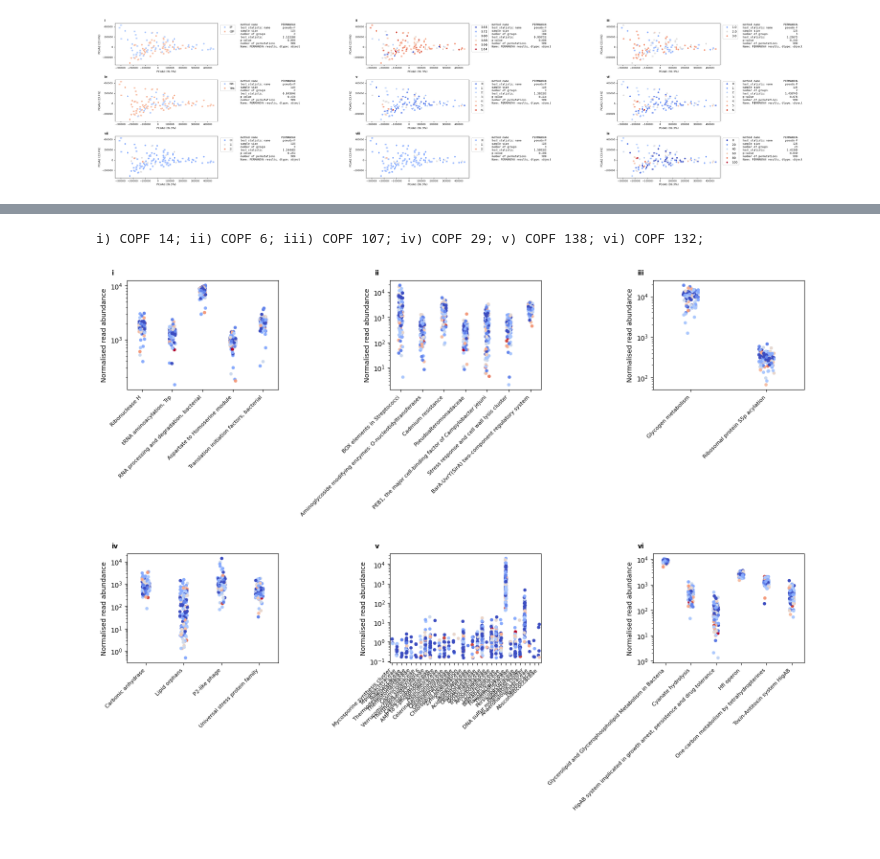
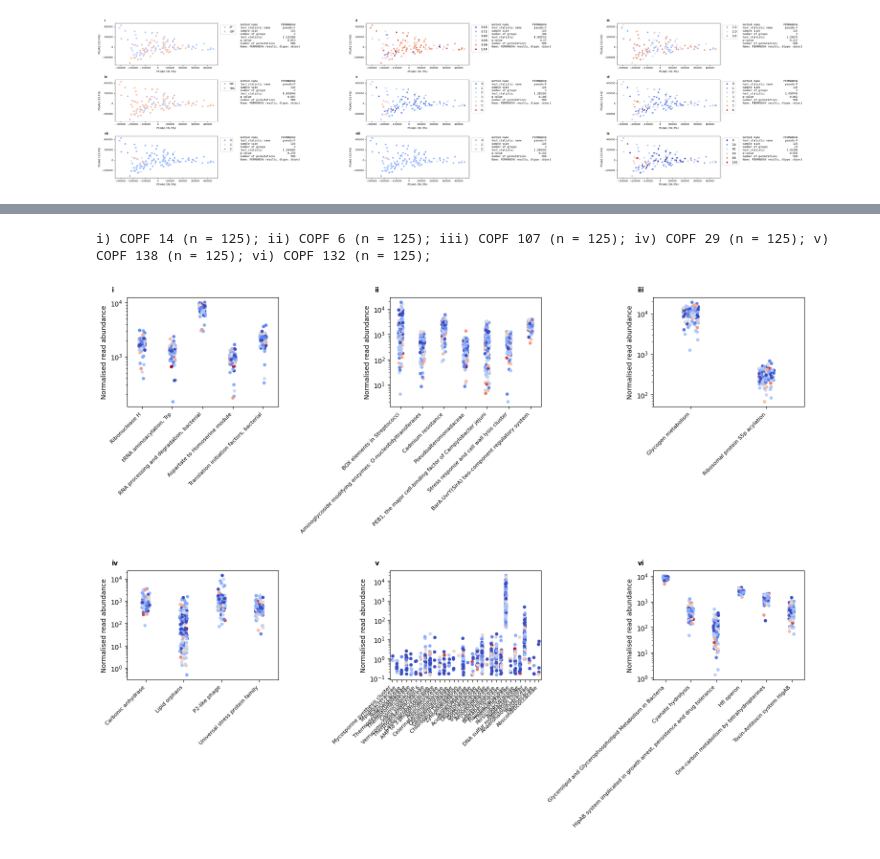
Before and after one commit to linsalrob/CF_Data_Analysis, a Jupyter notebook: Jupyter/HealthPCA.ipynb, the cells around one changed output, grey strips where cells are left out. Cells and saved outputs as stored; diff of their text form; code cells hidden in the pictures.

```diff
--- a/Jupyter/HealthPCA.ipynb
+++ b/Jupyter/HealthPCA.ipynb
@@ -170,11 +210,15 @@ fig, axes = plt.subplots(nrows, ncols, figsize=(12, 12), sharex=True)
 axes[0][0].set_xlim(-1.05, 1.05)
 
 cols_to_plot = ['IP vs OP', 'Antibiotics_YN', 'Antifungals YN', 'Meds YN', 'Steroids YN', 'FEV1_Obstruction_Rank', 'Low FEV1', 'High Medication Score']
+col_names    = ['IP or OP', 'Prescribed Antibiotics', 'Prescribed Antifungals', 'Prescribed Medications', 'Prescribed Steroids', 'FEV1 Obstruction Rank', 'Low FEV1', 'High Medication Score']
+num_ns = []
+
 for i, intcol in enumerate(cols_to_plot):
     row, col = divmod(i, ncols)
     ax = axes[row, col]
 
-    intcol_title = replace_index.sub('', intcol).replace('_', ' ')
+    # intcol_title = replace_index.sub('', intcol).replace('_', ' ')
+    intcol_title = col_names[i]
     grps = sorted(merged_df_clean[intcol].unique())
     if intcol == 'IP vs OP':
         grps = sorted(merged_df_clean[intcol].unique(), reverse=True)
@@ -510,7 +554,7 @@ This figure shows the normalised read abundance for the COPFs associated with he
 # %%
 intcluster = 131
 plt.figure(figsize=(10, 11))
-tdf = df[list(cluster_assignments[cluster_assignments['COPF'] == intcluster].Feature)].join(merged_df_clean[['Medications Score']])
+tdf = df[list(cluster_assignments[cluster_assignments['COPF'] == intcluster].Feature)].join(merged_df_clean[['Medications Score']], how='inner')
 long_df = tdf.melt(id_vars=tdf.columns[19],  # column 20 as hue
                    value_vars=tdf.columns[:19],
                    var_name='Variable', value_name='Value')
@@ -538,46 +582,48 @@ nrows, ncols = 2, 3
 interesting_clusters = [14, 6, 107, 29, 138, 132]
 fig, axes = plt.subplots(nrows, ncols, figsize=(15, 12))
 
+num_ns = []
 for i, intcluster in enumerate(interesting_clusters):
     row, col = divmod(i, ncols)
     ax = axes[row, col]
 
-    tdf = df[list(cluster_assignments[cluster_assignments['COPF'] == intcluster].Feature)].join(merged_df_clean[['Medications Score']])
+    tdf = df[list(cluster_assignments[cluster_assignments['COPF'] == intcluster].Feature)].join(merged_df_clean[['Medications Score']], how='inner')
+    num_ns.append(tdf.shape[0])
     long_df = tdf.melt(id_vars=tdf.columns[-1],  # column 20 as hue
                        value_vars=tdf.columns[:-1],
                        var_name='Variable', value_name='Value')
 
     # Plot
     sns.stripplot(data=long_df, x='Variable', y='Value', hue=tdf.columns[-1], jitter=True, palette=cpalette, ax=ax)
     ax.set_yscale('log')
     ax.set_ylabel('Normalised read abundance')
     ax.set_xlabel(" ")
     ax.legend().remove()
     #plt.xticks(rotation=45, ha='right')
     #ax.set_ticks(ax.get_ticks())
     #labels = [label.get_text()[:30] for label in ax.get_xticklabels()]
     #ax.set_xticklabels(labels, rotation=45, fontsize=8, ha='right')
     ticks = ax.get_xticks()
     labels = [label.get_text() for label in ax.get_xticklabels()]
     # Explicitly fix the tick positions first
     ax.set_xticks(ticks)
     ax.set_xticklabels(labels, rotation=45, fontsize=8, ha='right')
 
 
 #labels = [f"{chr(98+i)})" for i in range(nrows*ncols)]
 labels = [cf_analysis_lib.int2roman(x+1) for x in range(nrows*ncols)]
 for i, (ax, label) in enumerate(zip(axes.flat, labels)):
     ax.text(-0.1, 1.1, label, transform=ax.transAxes,
             fontsize=10, fontweight='bold', va='top', ha='left')
-    print(f"{label}) COPF {interesting_clusters[i]}", end="; ")
+    print(f"{label}) COPF {interesting_clusters[i]} (n = {num_ns[i]})", end="; ")
 print()
 
 #plt.legend(title=tdf.columns[-1].replace('_', ' ').replace('(Medications)', ''), loc='upper left', bbox_to_anchor=(1.05, 1))
 #axes[0, 1].legend(title=tdf.columns[-1].replace('_', ' ').replace('(Medications)', ''), loc='upper left', bbox_to_anchor=(1.05, 1))
 plt.tight_layout()
-plt.savefig('final_images/figs3.png', dpi=300)
-plt.savefig('final_images/figs3.svg')
+plt.savefig('final_images/figs5.png', dpi=300)
+plt.savefig('final_images/figs5.svg')
 plt.show()
 # %% [output]
-i) COPF 14; ii) COPF 6; iii) COPF 107; iv) COPF 29; v) COPF 138; vi) COPF 132;
+i) COPF 14 (n = 125); ii) COPF 6 (n = 125); iii) COPF 107 (n = 125); iv) COPF 29 (n = 125); v) COPF 138 (n = 125); vi) COPF 132 (n = 125);
-[figure, old version]
+[figure, new version]
```
Also changed, not shown: parts of 11 cells of this notebook, 6 other files.
